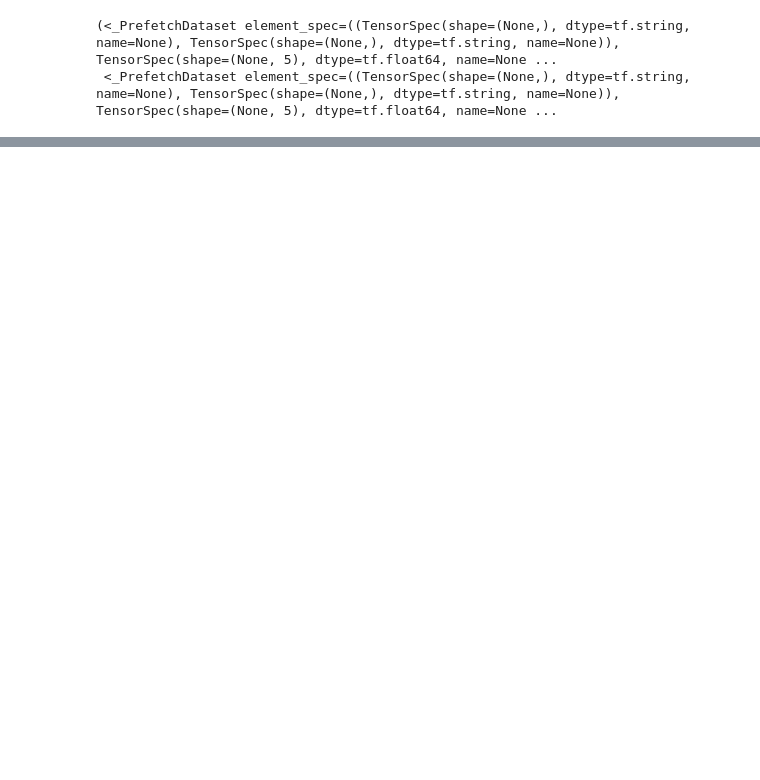
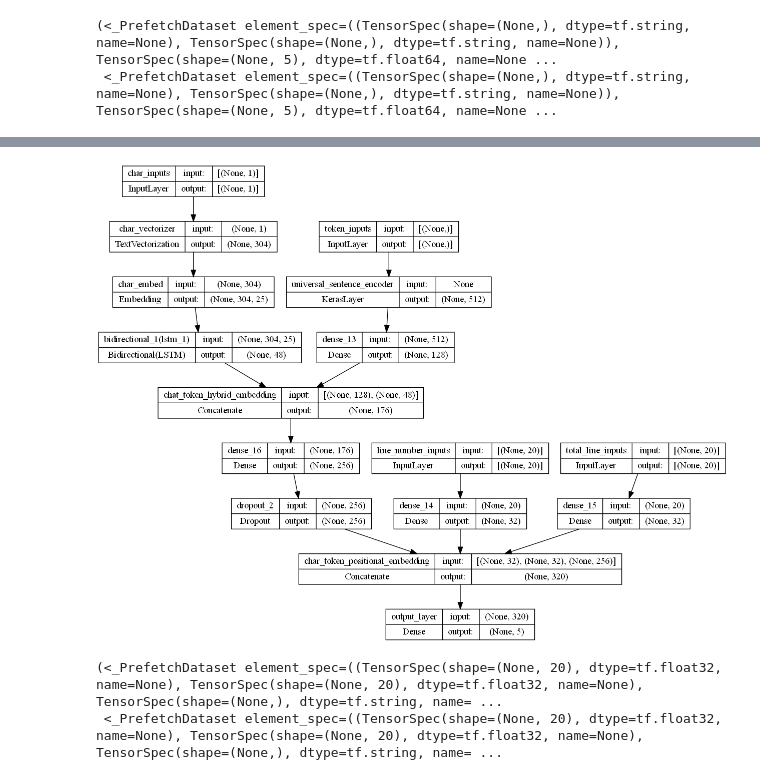
Before and after one commit to Rishu-N/TENSORFLOW, a Jupyter notebook: Skimlit.ipynb, the cells around one changed output, grey strips where cells are left out. Cells and saved outputs as stored; diff of their text form; code cells hidden in the pictures; blank space fills up the shorter version.

```diff
--- a/Skimlit.ipynb
+++ b/Skimlit.ipynb
@@ -774,0 +840,40 @@ Epoch 3/3
+# %%
+# 1. token input
+token_inputs = layers.Input(shape=[],dtype="string",name="token_inputs")
+token_embeddings = tf_hub_embedding_layer(token_inputs)
+token_outputs = layers.Dense(128,activation="relu")(token_embeddings)
+token_model = tf.keras.Model(inputs = token_inputs,outputs=token_outputs)
+
+#2.Char inputs
+char_inputs = layers.Input(shape = (1,),dtype="string",name="char_inputs")
+char_vectors = char_vectorizer(char_inputs)
+char_embeddings = char_embed(char_vectors)
+char_bi_lstm = layers.Bidirectional(layers.LSTM(24))(char_embeddings)
+char_model = tf.keras.Model(inputs = char_inputs, outputs = char_bi_lstm)
+
+#3.Line number model
+number_inputs = layers.Input(shape=(20,),dtype=tf.float32, name="line_number_inputs")
+number_outputs = layers.Dense(32,activation="relu")(number_inputs)
+number_model=tf.keras.Model(inputs=number_inputs,outputs=number_outputs)
+
+#4. total lines model
+total_inputs = layers.Input(shape=(20,),dtype=tf.float32, name="total_line_inputs")
+total_outputs = layers.Dense(32,activation="relu")(total_inputs)
+total_model=tf.keras.Model(inputs=total_inputs,outputs=total_outputs)
+
+#5. concatenate
+combined_embeddings = layers.Concatenate(name="chat_token_hybrid_embedding")([token_model.output,char_model.output])
+
+z = layers.Dense(256, activation="relu")(combined_embeddings)
+z = layers.Dropout(0.5)(z)
+
+#6. Combine postional with 5
+tribrid_embeddings = layers.Concatenate(name = "char_token_positional_embedding")([number_model.output,total_model.output,z])
+
+
+#7. Create output layers
+output_layer = layers.Dense(5,activation = "softmax",name="output_layer")(tribrid_embeddings)
+
+#8. Put everything together
+model_5 = tf.keras.Model(inputs = [number_model.input,total_model.input,token_model.input,char_model.input],outputs=output_layer
+                        ,name="tribrid_model_5")
@@ -774,0 +900,4 @@ Epoch 3/3
+# %%
+tf.keras.utils.plot_model(model_5,show_shapes=True)
+# %% [output]
+[figure, added]
@@ -774,0 +930,5 @@ Epoch 3/3
+# %%
+train_char_token_pos_dataset, val_char_token_pos_dataset
+# %% [output]
+(<_PrefetchDataset element_spec=((TensorSpec(shape=(None, 20), dtype=tf.float32, name=None), TensorSpec(shape=(None, 20), dtype=tf.float32, name=None), TensorSpec(shape=(None,), dtype=tf.string, name= ...
+ <_PrefetchDataset element_spec=((TensorSpec(shape=(None, 20), dtype=tf.float32, name=None), TensorSpec(shape=(None, 20), dtype=tf.float32, name=None), TensorSpec(shape=(None,), dtype=tf.string, name= ...
```
Also changed, not shown: parts of 51 cells of this notebook.
